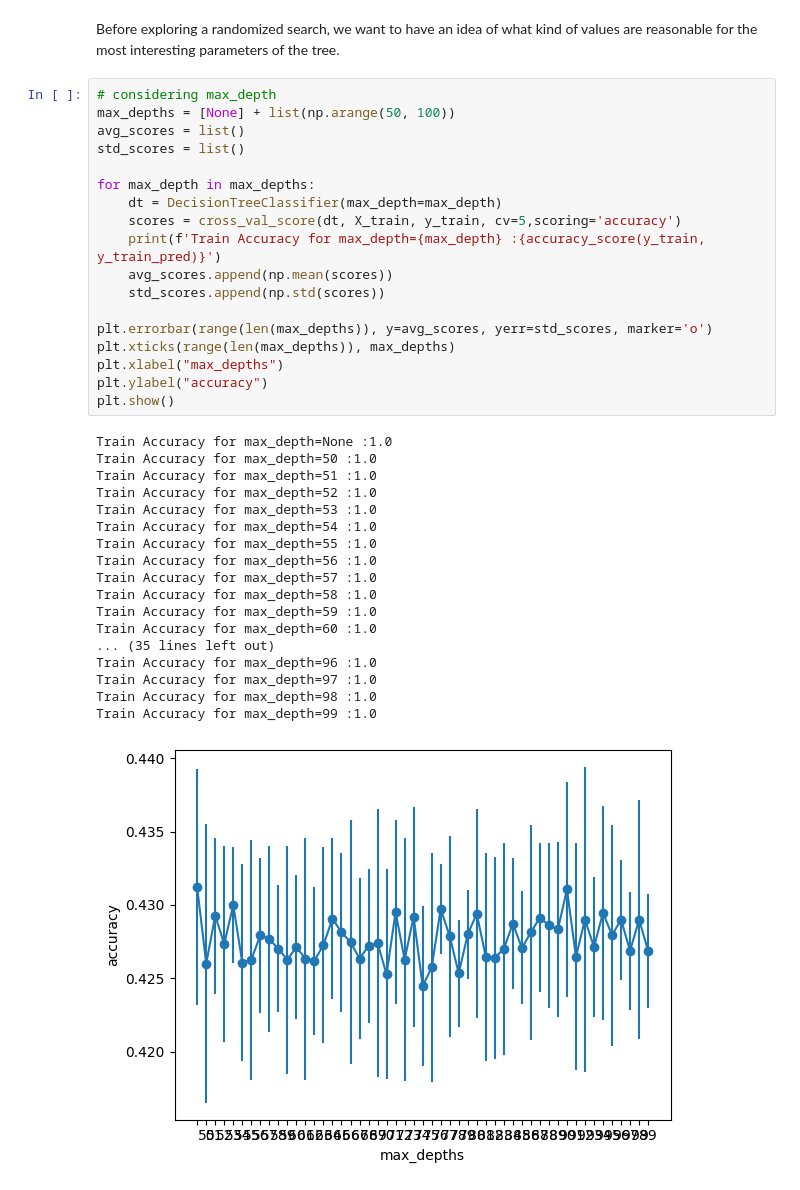
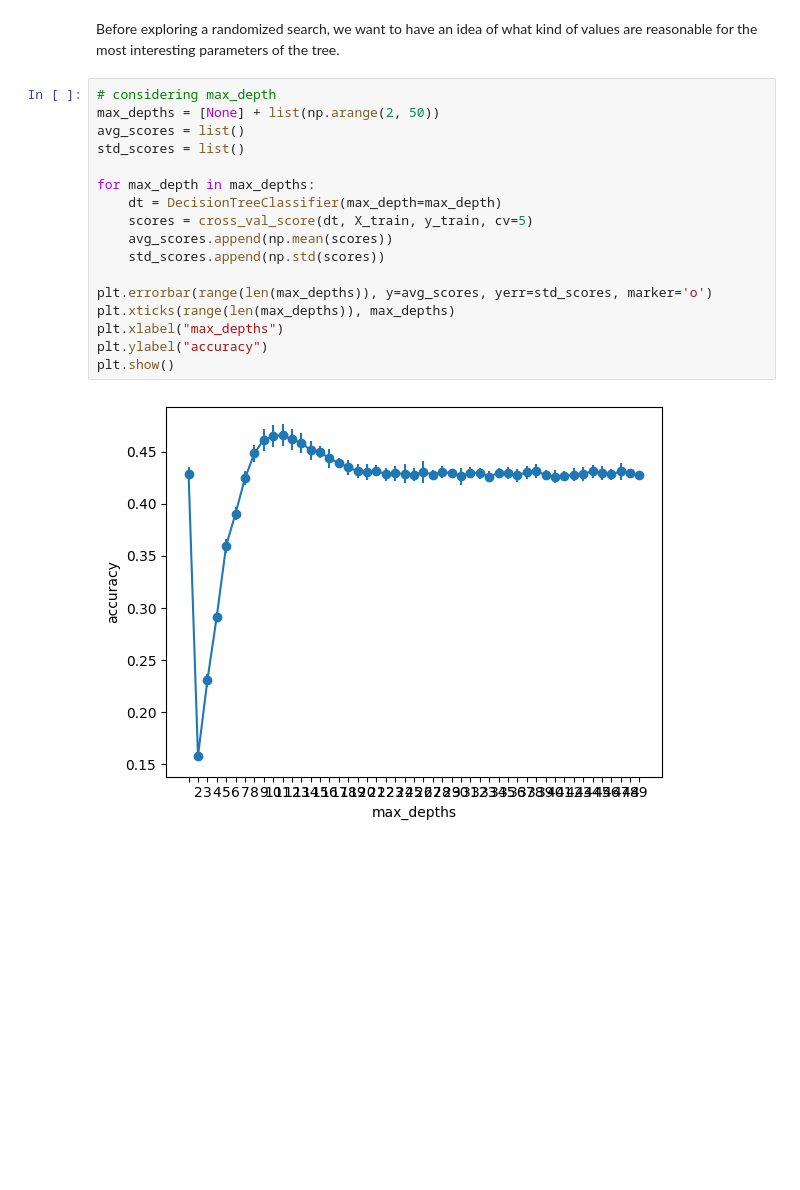
Before and after one commit to chiaratomaiuolo/Data_Mining_project, a Jupyter notebook: classification_notebook.ipynb, the cells around one changed output. Cells and saved outputs as stored; diff of their text form; blank space fills up the shorter version.

```diff
--- a/classification_notebook.ipynb
+++ b/classification_notebook.ipynb
@@ -430,38 +476,20 @@ print(scores)
 Before exploring a randomized search, we want to have an idea of what kind of values are reasonable for the most interesting parameters of the tree.
 # %%
 # considering max_depth
-max_depths = [None] + list(np.arange(50, 100))
+max_depths = [None] + list(np.arange(2, 50))
 avg_scores = list()
 std_scores = list()
 
 for max_depth in max_depths:
     dt = DecisionTreeClassifier(max_depth=max_depth)
-    scores = cross_val_score(dt, X_train, y_train, cv=5,scoring='accuracy')
-    print(f'Train Accuracy for max_depth={max_depth} :{accuracy_score(y_train, y_train_pred)}')
+    scores = cross_val_score(dt, X_train, y_train, cv=5)
     avg_scores.append(np.mean(scores))
     std_scores.append(np.std(scores))
 
 plt.errorbar(range(len(max_depths)), y=avg_scores, yerr=std_scores, marker='o')
 plt.xticks(range(len(max_depths)), max_depths)
 plt.xlabel("max_depths")
 plt.ylabel("accuracy")
 plt.show()
 # %% [output]
-Train Accuracy for max_depth=None :1.0
-Train Accuracy for max_depth=50 :1.0
-Train Accuracy for max_depth=51 :1.0
-Train Accuracy for max_depth=52 :1.0
-Train Accuracy for max_depth=53 :1.0
-Train Accuracy for max_depth=54 :1.0
-Train Accuracy for max_depth=55 :1.0
-Train Accuracy for max_depth=56 :1.0
-Train Accuracy for max_depth=57 :1.0
-Train Accuracy for max_depth=58 :1.0
-Train Accuracy for max_depth=59 :1.0
-Train Accuracy for max_depth=60 :1.0
-... (35 lines left out)
-Train Accuracy for max_depth=96 :1.0
-Train Accuracy for max_depth=97 :1.0
-Train Accuracy for max_depth=98 :1.0
-Train Accuracy for max_depth=99 :1.0
-[figure, old version]
+[figure, new version]
```
Also changed, not shown: parts of 21 cells of this notebook.
